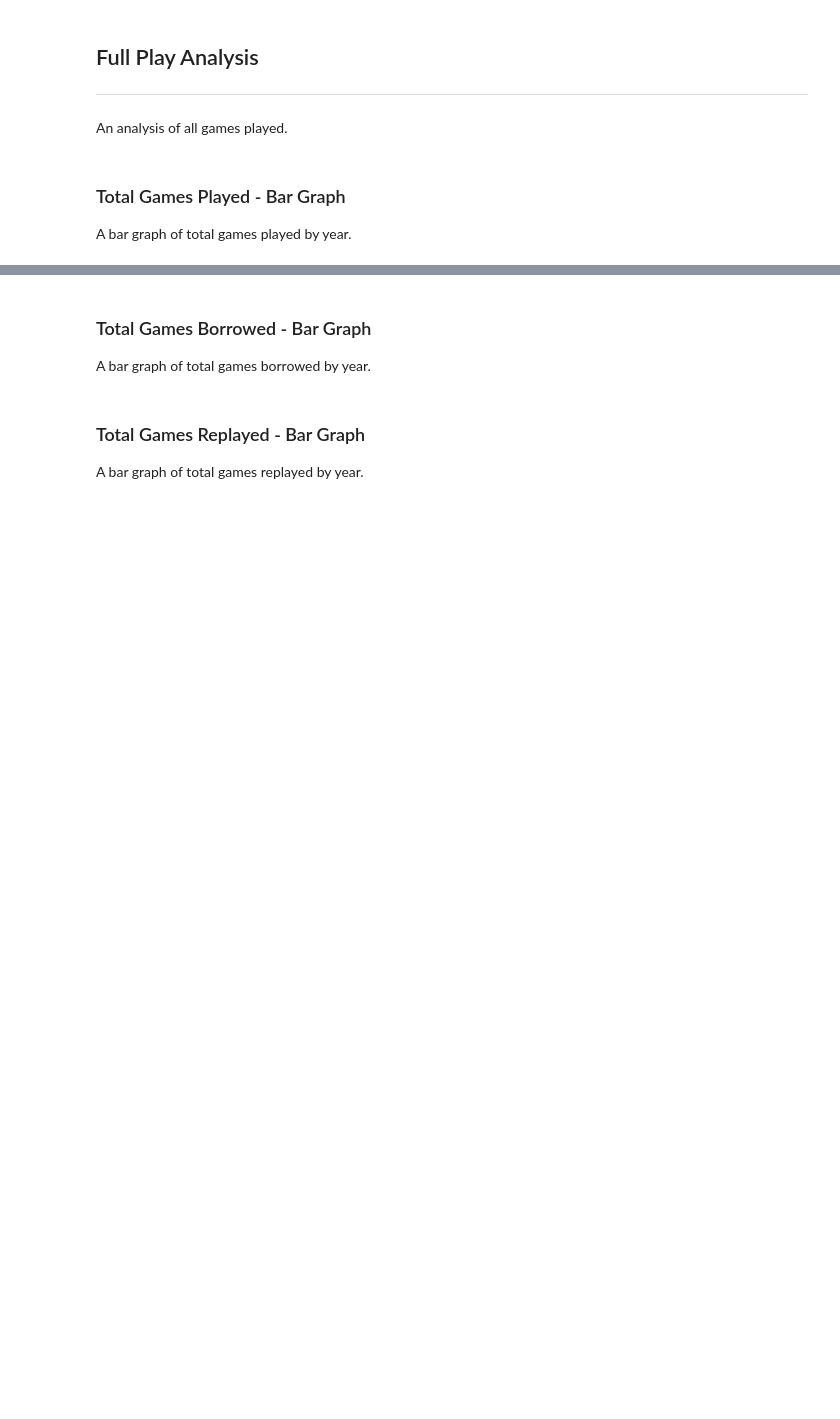
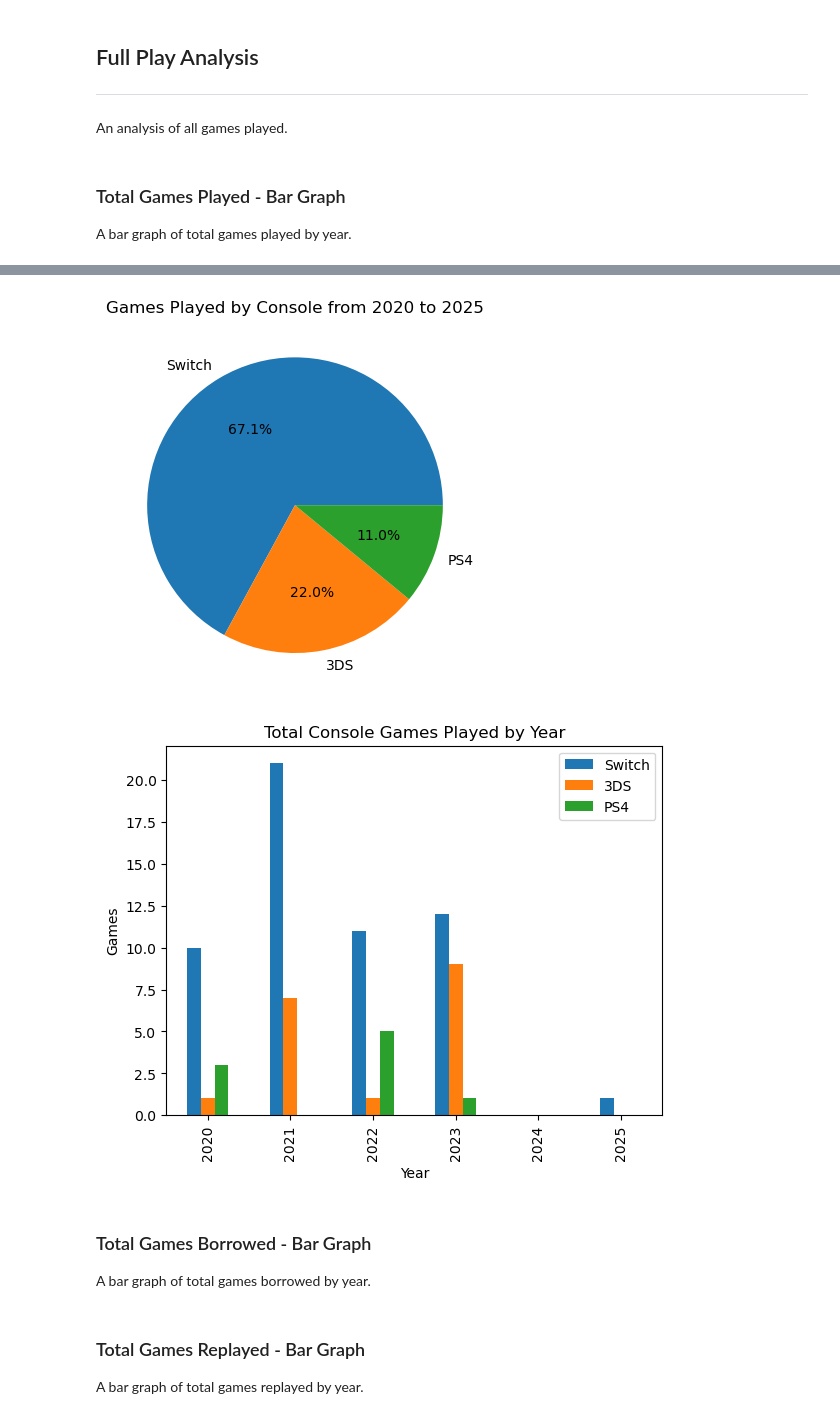
Before and after one commit to 1HectorAC/GameDataAnalysis, a Jupyter notebook: FullPlayAnalysis.ipynb, the cells around one changed output, grey strips where cells are left out. Cells and saved outputs as stored; diff of their text form; code cells hidden in the pictures; blank space fills up the shorter version.

Commit message:
Edit Console section in FullPlayAnalysis.

```diff
--- a/FullPlayAnalysis.ipynb
+++ b/FullPlayAnalysis.ipynb
@@ -15,6 +15,11 @@ playData['year'] = playData['datePlayed'].dt.year
 
 # Drop data not relavent to games played.
 playData = playData.drop(columns=['dateBought', 'price'])
+
+# Create year range. This is used to account for empty years in charts.
+max_year = playData.year.max()
+min_year = playData.year.min()
+yearRange = list(range(min_year,max_year + 1))
 # %% [markdown]
 ### Total Games Played - Bar Graph
 A bar graph of total games played by year.
@@ -41,3 +36,22 @@ plt.show()
+# %%
+# Get games count by console.
+totalByConsole = playData.value_counts('console')
+
+totalByConsole.plot(kind='pie', title=f"Games Played by Console from {yearRange[0]} to {yearRange[-1]}", autopct="%1.1f%%")
+plt.show()
+
+# Get console totals for each console by year.
+consoles = totalByConsole.index
+consoleTotalsByYear = pd.DataFrame({}, index=yearRange)
+for c in consoles:
+    consoleByYear = playData[playData['console'] == c].groupby('year')['console'].count().reindex(yearRange, fill_value=0)
+    consoleTotalsByYear[c] = consoleByYear.values
+
+consoleTotalsByYear.plot(kind='bar', title='Total Console Games Played by Year', ylabel='Games', xlabel='Year')
+plt.show()
+# %% [output]
+[figure, added]
+[figure, added]
 # %% [markdown]
 ### Total Games Borrowed - Bar Graph
 A bar graph of total games borrowed by year.
```
Also changed, not shown: parts of 3 cells of this notebook.
